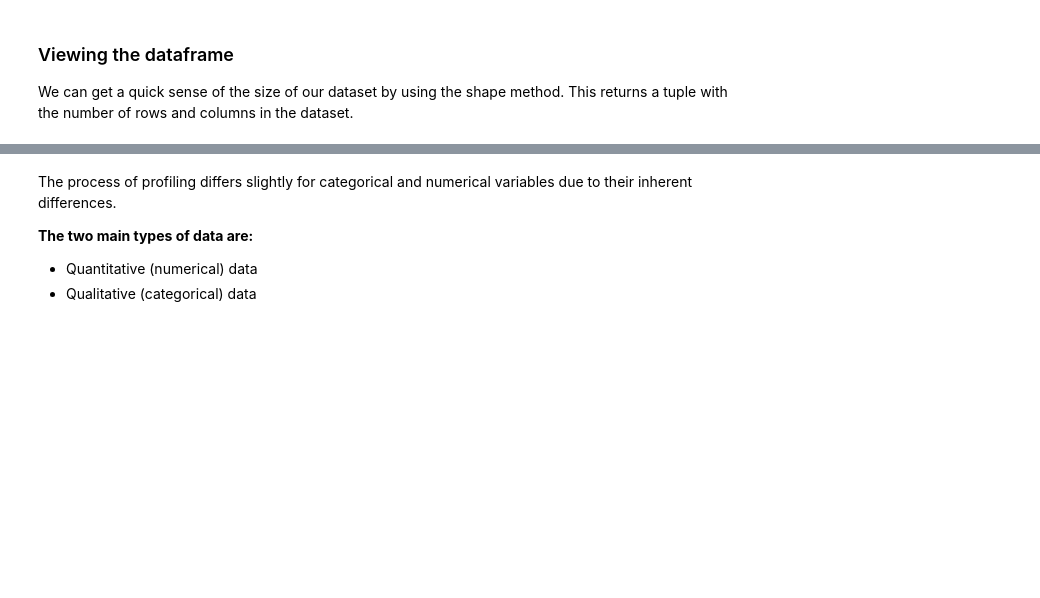
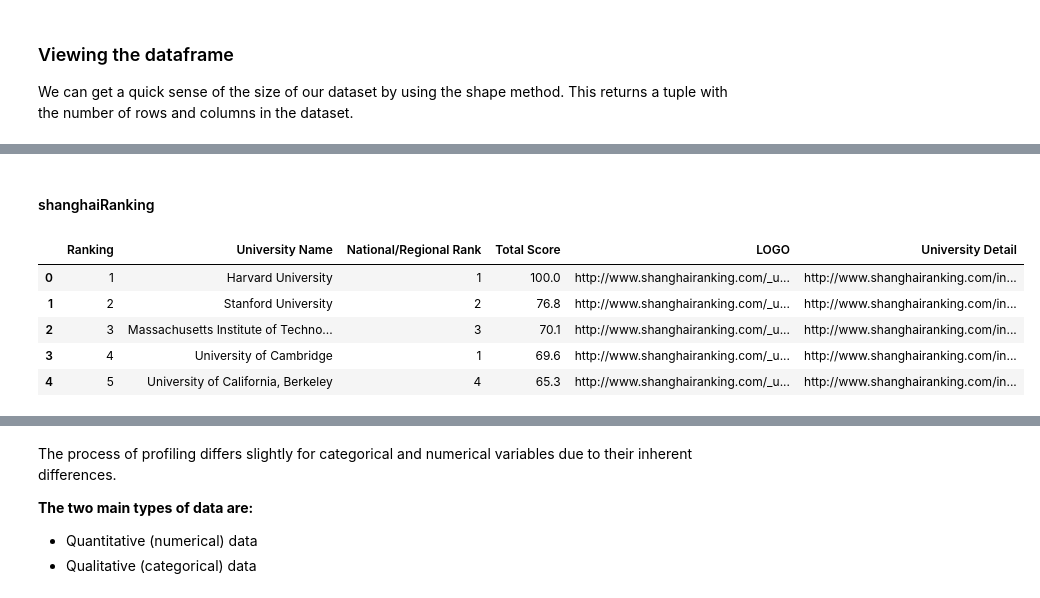
Before and after one commit to ahmadalharbi21/World-University-Ranks, a Jupyter notebook: EDA explain template.ipynb, the cells around one changed output, grey strips where cells are left out. Cells and saved outputs as stored; diff of their text form; code cells hidden in the pictures; blank space fills up the shorter version.

```diff
--- a/EDA explain template.ipynb
+++ b/EDA explain template.ipynb
@@ -114,0 +55,11 @@ Data profiling is a comprehensive process of examining the data available in an
+# %% [markdown]
+#### shanghaiRanking
+# %%
+shanghaiRanking.head()
+# %% [output]
+|  | Ranking | University Name | National/Regional Rank | Total Score | LOGO | University Detail |
+| 0 | 1 | Harvard University | 1 | 100.0 | http://www.shanghairanking.com/_u... | http://www.shanghairanking.com/in... |
+| 1 | 2 | Stanford University | 2 | 76.8 | http://www.shanghairanking.com/_u... | http://www.shanghairanking.com/in... |
+| 2 | 3 | Massachusetts Institute of Techno... | 3 | 70.1 | http://www.shanghairanking.com/_u... | http://www.shanghairanking.com/in... |
+| 3 | 4 | University of Cambridge | 1 | 69.6 | http://www.shanghairanking.com/_u... | http://www.shanghairanking.com/in... |
+| 4 | 5 | University of California, Berkeley | 4 | 65.3 | http://www.shanghairanking.com/_u... | http://www.shanghairanking.com/in... |
```
Also changed, not shown: parts of 52 cells of this notebook.
